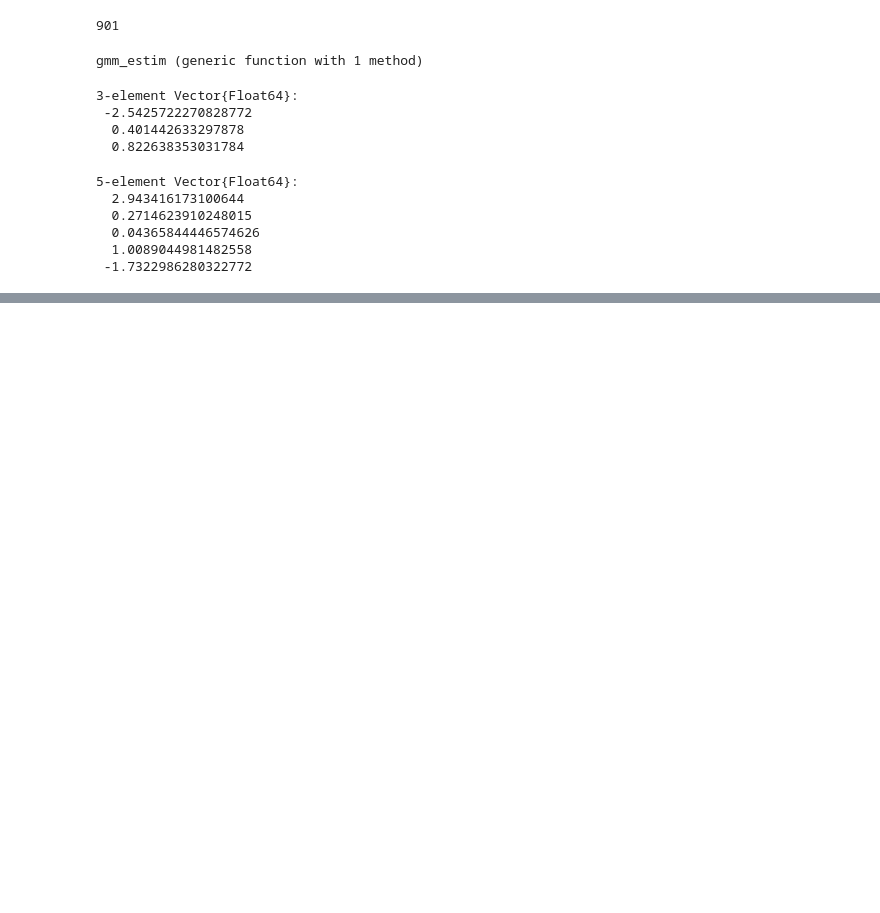
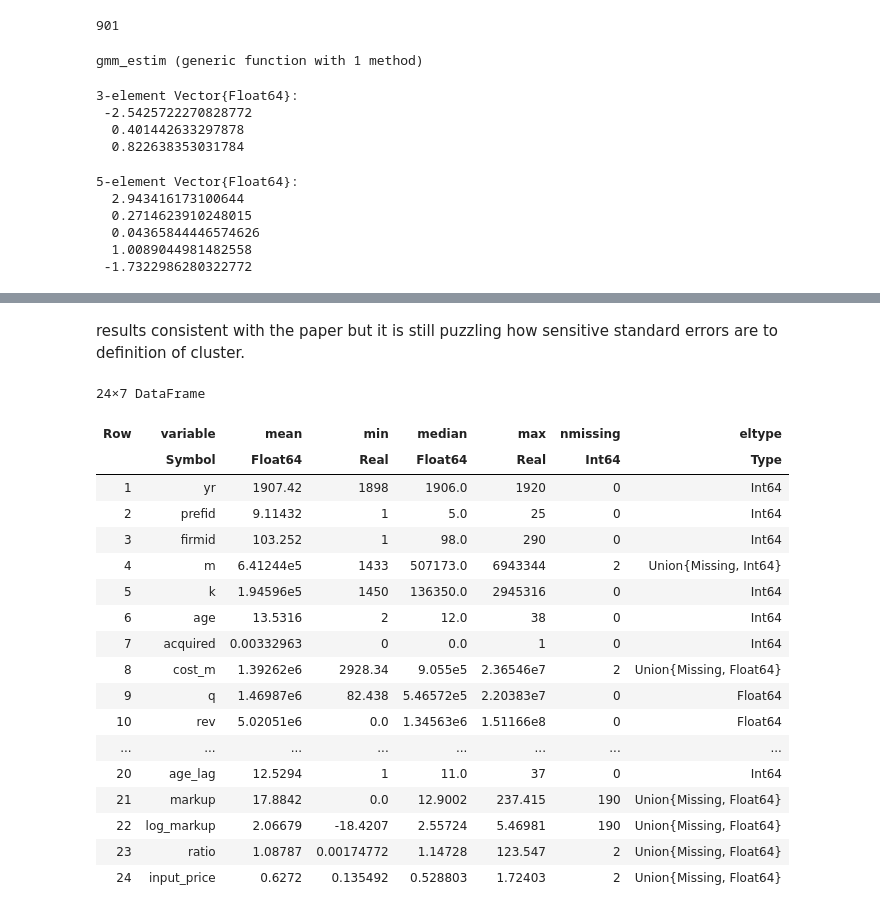
Before and after one commit to jorditorres1098/TSE-2025-2026, a Jupyter notebook: IO/problem_set1.ipynb, the cells around one changed output, grey strips where cells are left out. Saved outputs shown, nothing was run; the diff lists cells and outputs as text; code cells hidden in the pictures; blank space fills up the shorter version.

```diff
--- a/IO/problem_set1.ipynb
+++ b/IO/problem_set1.ipynb
@@ -341,0 +415,14 @@ median_markup_leontief= median(skipmissing(markup_leontief))
+# %%
+#c
+
+data.ratio= data.m ./ data.q
+
+df = dropmissing(data, [:ratio, :acquired_lag1, :firmid, :yr])
+
+
+
+reg_fe2 = reg(
+    df,
+    @formula(ratio ~ acquired_lag1 + yr + fe(firmid)),
+    Vcov.cluster(:firmid)
+)
@@ -341,0 +443,13 @@ median_markup_leontief= median(skipmissing(markup_leontief))
+# %%
+#c
+
+data.input_price= log.(data.cost_m ./data.m)
+df = dropmissing(data, [:input_price, :acquired_lag1, :firmid, :yr])
+
+
+
+reg_fe3 = reg(
+    df,
+    @formula(input_price ~ acquired_lag1 + yr + fe(firmid)),
+    Vcov.cluster(:firmid)
+)
@@ -341,0 +470,24 @@ median_markup_leontief= median(skipmissing(markup_leontief))
+# %% [markdown]
+results consistent with the paper but it is still puzzling how sensitive standard errors are to definition of cluster.
+# %%
+describe(data)
+# %% [output]
+24×7 DataFrame
+| Row | variable | mean | min | median | max | nmissing | eltype |
+|  | Symbol | Float64 | Real | Float64 | Real | Int64 | Type |
+| 1 | yr | 1907.42 | 1898 | 1906.0 | 1920 | 0 | Int64 |
+| 2 | prefid | 9.11432 | 1 | 5.0 | 25 | 0 | Int64 |
+| 3 | firmid | 103.252 | 1 | 98.0 | 290 | 0 | Int64 |
+| 4 | m | 6.41244e5 | 1433 | 507173.0 | 6943344 | 2 | Union{Missing, Int64} |
+| 5 | k | 1.94596e5 | 1450 | 136350.0 | 2945316 | 0 | Int64 |
+| 6 | age | 13.5316 | 2 | 12.0 | 38 | 0 | Int64 |
+| 7 | acquired | 0.00332963 | 0 | 0.0 | 1 | 0 | Int64 |
+| 8 | cost_m | 1.39262e6 | 2928.34 | 9.055e5 | 2.36546e7 | 2 | Union{Missing, Float64} |
+| 9 | q | 1.46987e6 | 82.438 | 5.46572e5 | 2.20383e7 | 0 | Float64 |
+| 10 | rev | 5.02051e6 | 0.0 | 1.34563e6 | 1.51166e8 | 0 | Float64 |
+| ... | ... | ... | ... | ... | ... | ... | ... |
+| 20 | age_lag | 12.5294 | 1 | 11.0 | 37 | 0 | Int64 |
+| 21 | markup | 17.8842 | 0.0 | 12.9002 | 237.415 | 190 | Union{Missing, Float64} |
+| 22 | log_markup | 2.06679 | -18.4207 | 2.55724 | 5.46981 | 190 | Union{Missing, Float64} |
+| 23 | ratio | 1.08787 | 0.00174772 | 1.14728 | 123.547 | 2 | Union{Missing, Float64} |
+| 24 | input_price | 0.6272 | 0.135492 | 0.528803 | 1.72403 | 2 | Union{Missing, Float64} |
```
Also changed, not shown: parts of 12 cells of this notebook, 7 other files.
